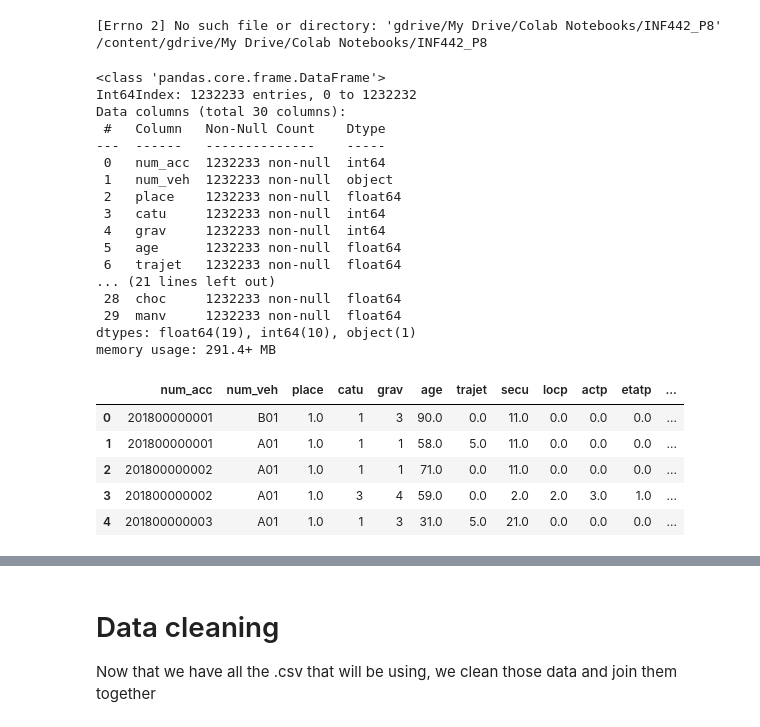
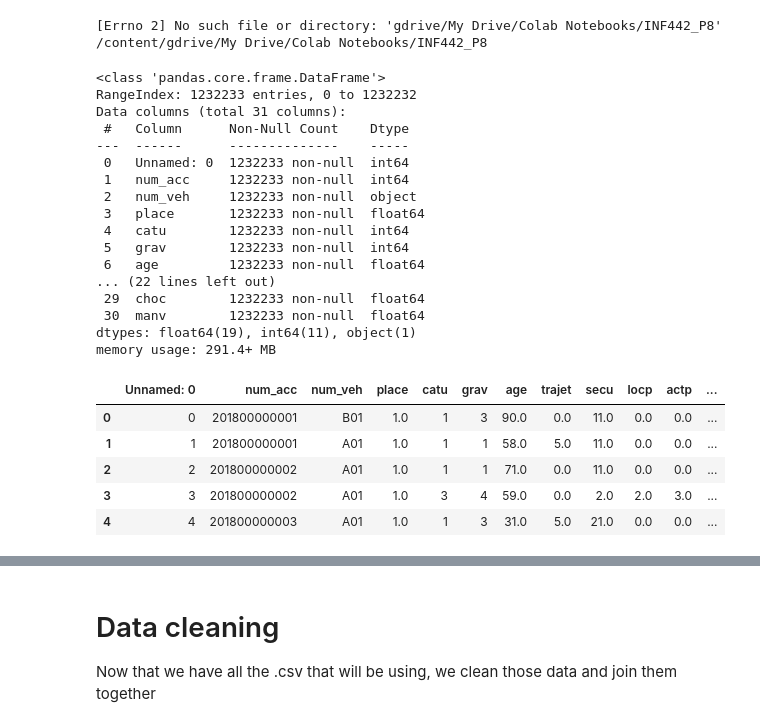
Before and after one commit to maicken/traffic-accident-injury-analysis, a Jupyter notebook: INF442_P8.ipynb, the cells around one changed output, grey strips where cells are left out. Saved outputs shown, nothing was run; the diff lists cells and outputs as text; code cells hidden in the pictures.

```diff
--- a/INF442_P8.ipynb
+++ b/INF442_P8.ipynb
@@ -27,33 +27,33 @@ Drive already mounted at /content/gdrive; to attempt to forcibly remount, call d
 [Errno 2] No such file or directory: 'gdrive/My Drive/Colab Notebooks/INF442_P8'
 /content/gdrive/My Drive/Colab Notebooks/INF442_P8
 # %%
-df = pd.read_csv('dataframe.csv', index_col=[0])
+df = pd.read_csv('dataframe.csv')
 df.info()
 df.head()
 # %% [output]
 <class 'pandas.core.frame.DataFrame'>
-Int64Index: 1232233 entries, 0 to 1232232
-Data columns (total 30 columns):
- #   Column   Non-Null Count    Dtype
----  ------   --------------    -----
- 0   num_acc  1232233 non-null  int64
- 1   num_veh  1232233 non-null  object
- 2   place    1232233 non-null  float64
- 3   catu     1232233 non-null  int64
- 4   grav     1232233 non-null  int64
- 5   age      1232233 non-null  float64
- 6   trajet   1232233 non-null  float64
-... (21 lines left out)
- 28  choc     1232233 non-null  float64
- 29  manv     1232233 non-null  float64
-dtypes: float64(19), int64(10), object(1)
+RangeIndex: 1232233 entries, 0 to 1232232
+Data columns (total 31 columns):
+ #   Column      Non-Null Count    Dtype
+---  ------      --------------    -----
+ 0   Unnamed: 0  1232233 non-null  int64
+ 1   num_acc     1232233 non-null  int64
+ 2   num_veh     1232233 non-null  object
+ 3   place       1232233 non-null  float64
+ 4   catu        1232233 non-null  int64
+ 5   grav        1232233 non-null  int64
+ 6   age         1232233 non-null  float64
+... (22 lines left out)
+ 29  choc        1232233 non-null  float64
+ 30  manv        1232233 non-null  float64
+dtypes: float64(19), int64(11), object(1)
 memory usage: 291.4+ MB
-|  | num_acc | num_veh | place | catu | grav | age | trajet | secu | locp | actp | etatp | ... |
-| 0 | 201800000001 | B01 | 1.0 | 1 | 3 | 90.0 | 0.0 | 11.0 | 0.0 | 0.0 | 0.0 | ... |
-| 1 | 201800000001 | A01 | 1.0 | 1 | 1 | 58.0 | 5.0 | 11.0 | 0.0 | 0.0 | 0.0 | ... |
-| 2 | 201800000002 | A01 | 1.0 | 1 | 1 | 71.0 | 0.0 | 11.0 | 0.0 | 0.0 | 0.0 | ... |
-| 3 | 201800000002 | A01 | 1.0 | 3 | 4 | 59.0 | 0.0 | 2.0 | 2.0 | 3.0 | 1.0 | ... |
-| 4 | 201800000003 | A01 | 1.0 | 1 | 3 | 31.0 | 5.0 | 21.0 | 0.0 | 0.0 | 0.0 | ... |
+|  | Unnamed: 0 | num_acc | num_veh | place | catu | grav | age | trajet | secu | locp | actp | ... |
+| 0 | 0 | 201800000001 | B01 | 1.0 | 1 | 3 | 90.0 | 0.0 | 11.0 | 0.0 | 0.0 | ... |
+| 1 | 1 | 201800000001 | A01 | 1.0 | 1 | 1 | 58.0 | 5.0 | 11.0 | 0.0 | 0.0 | ... |
+| 2 | 2 | 201800000002 | A01 | 1.0 | 1 | 1 | 71.0 | 0.0 | 11.0 | 0.0 | 0.0 | ... |
+| 3 | 3 | 201800000002 | A01 | 1.0 | 3 | 4 | 59.0 | 0.0 | 2.0 | 2.0 | 3.0 | ... |
+| 4 | 4 | 201800000003 | A01 | 1.0 | 1 | 3 | 31.0 | 5.0 | 21.0 | 0.0 | 0.0 | ... |
 # %%
 X_train = df.drop(['num_acc', 'num_veh', 'grav'], axis=1)
 y_train = df['grav']
```
Also changed, not shown: parts of 8 cells of this notebook.
